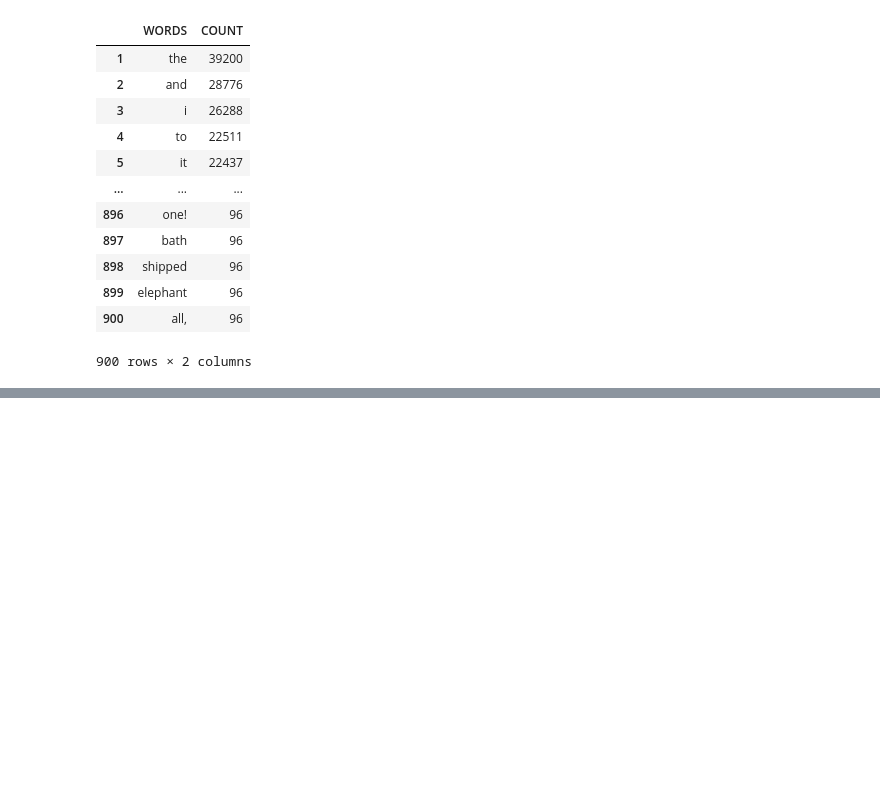
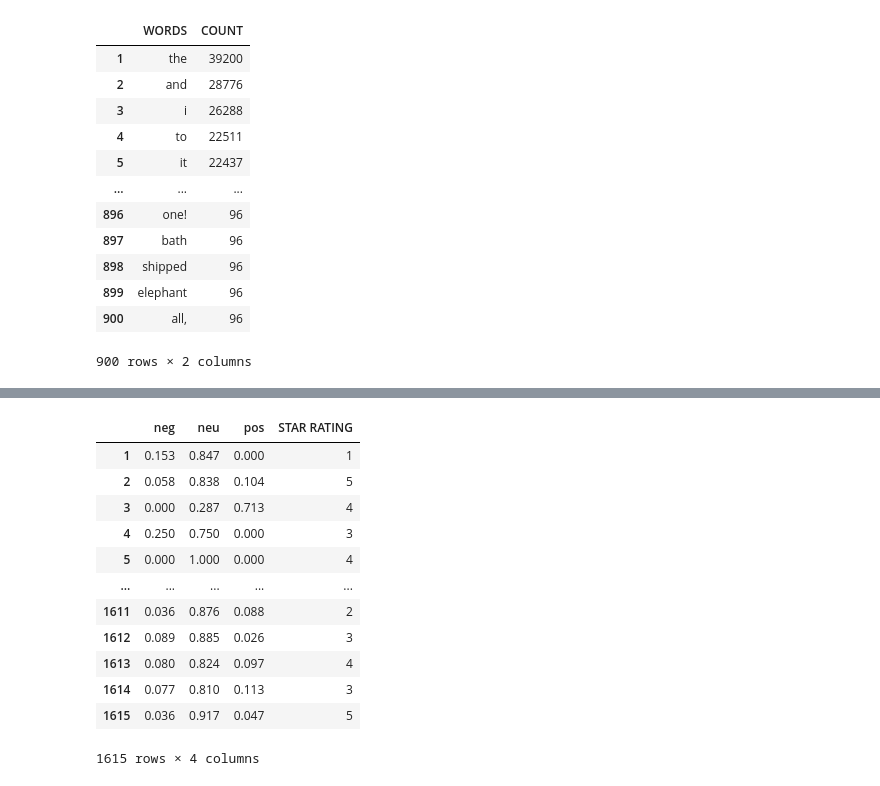
Before and after one commit to norzeelein/MATHEMATICAL-MODELLING-OF-ONLINE-PRODUCT-OFFERINGS, a Jupyter notebook: CODE.ipynb, the cells around one changed output, grey strips where cells are left out. Drawn from its saved outputs; the diff is of its cells as text; code cells hidden in the pictures; blank space fills up the shorter version.

```diff
--- a/CODE.ipynb
+++ b/CODE.ipynb
@@ -610,15 +681,30 @@ HDSentiment[["neg", "neu", "pos", "STAR RATING"]]
 # %%
 # MICROWAVE OVEN SENTIMENT INTENSITY ANALYZER
+MicrowaveOven["REVIEW BODY"] = MicrowaveOven["REVIEW BODY"].fillna("")
 MicrowaveOvenSentiment = {}
 for i, row in tqdm(MicrowaveOven.iterrows(), total = len(MicrowaveOven)):
     MOReviews = row["REVIEW BODY"]
     MOID = row["CUSTOMER ID"]
     MicrowaveOvenSentiment[MOID] = SentimentIntensityAnalyzer().polarity_scores(MOReviews)
 MOSentiment = pd.DataFrame(MicrowaveOvenSentiment).T
 MOSentiment = MOSentiment.reset_index().rename(columns = {"index": "CUSTOMER ID"})
 MOSentiment = MOSentiment.merge(MicrowaveOven, how = "left")
 MOSentiment.index = MOSentiment.index + 1
 MOSentiment[["neg", "neu", "pos", "STAR RATING"]]
+# %% [output]
+|  | neg | neu | pos | STAR RATING |
+| 1 | 0.153 | 0.847 | 0.000 | 1 |
+| 2 | 0.058 | 0.838 | 0.104 | 5 |
+| 3 | 0.000 | 0.287 | 0.713 | 4 |
+| 4 | 0.250 | 0.750 | 0.000 | 3 |
+| 5 | 0.000 | 1.000 | 0.000 | 4 |
+| ... | ... | ... | ... | ... |
+| 1611 | 0.036 | 0.876 | 0.088 | 2 |
+| 1612 | 0.089 | 0.885 | 0.026 | 3 |
+| 1613 | 0.080 | 0.824 | 0.097 | 4 |
+| 1614 | 0.077 | 0.810 | 0.113 | 3 |
+| 1615 | 0.036 | 0.917 | 0.047 | 5 |
+1615 rows × 4 columns
 # %%
 # SENTIMENT INTENSITY ANALYZER EXCEL SHEET
 BPSentiment[["neg", "neu", "pos", "STAR RATING"]].to_excel("BPSentiment.xlsx")
```
Also changed, not shown: parts of 52 cells of this notebook.
